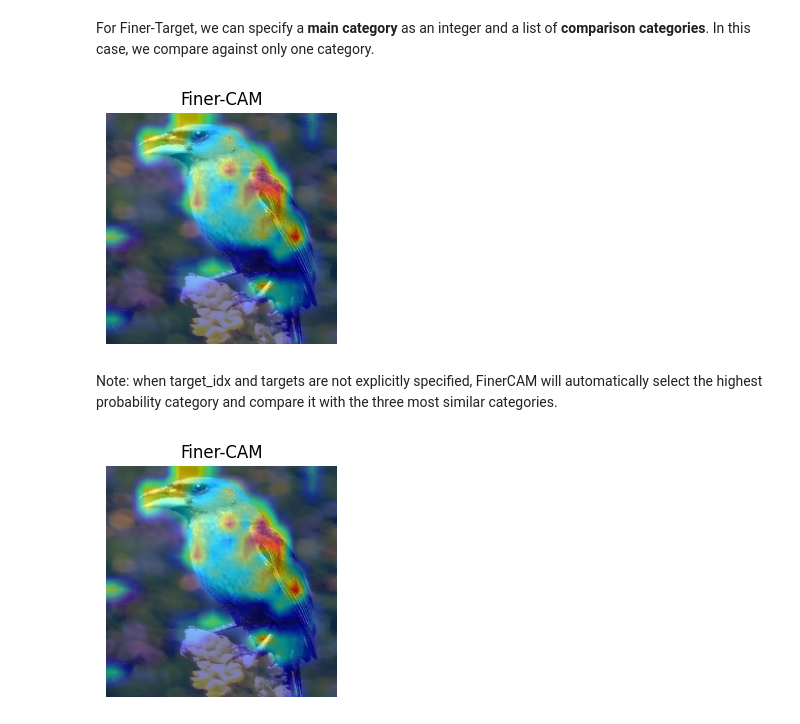
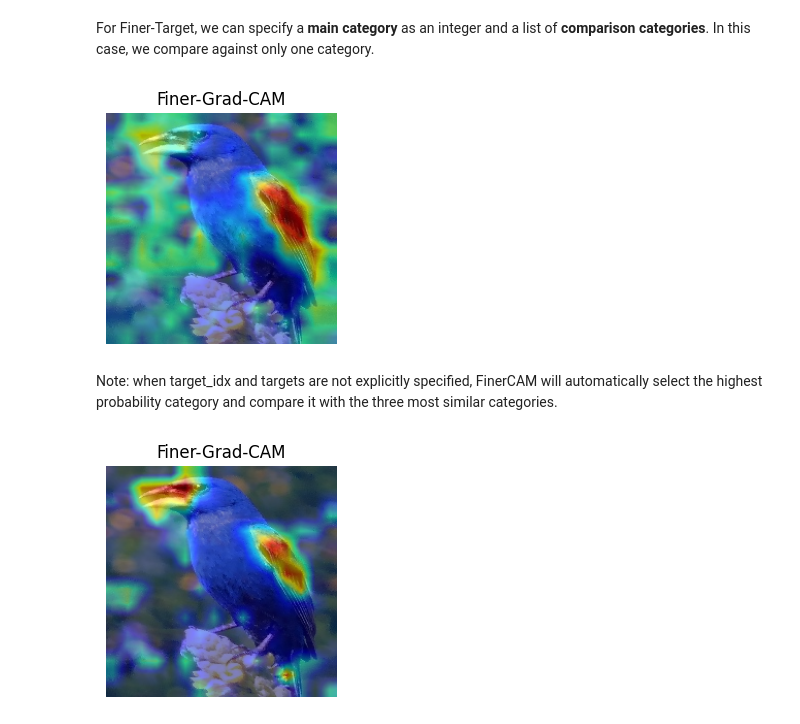
Before and after one commit to Imageomics/Finer-CAM, a Jupyter notebook: tutorial.ipynb, the cells around one changed output. Saved outputs shown, nothing was run; the diff lists cells and outputs as text; code cells hidden in the pictures.

```diff
--- a/tutorial.ipynb
+++ b/tutorial.ipynb
@@ -38,7 +40,8 @@ class ModifiedCLIP(nn.Module):
         return logits
 # %%
-original_model, _, _ = open_clip.create_model_and_transforms('ViT-B-16', pretrained='laion400m_e32')
+original_model = torch.hub.load(
+    'facebookresearch/dinov2', 'dinov2_vitb14', pretrained=True
+).to('cuda')
 num_classes = 525
-model = ModifiedCLIP(original_model, 'classifier_weight/classifier_birds_CLIP.pth', num_classes)
-model.visual.pool_type = 'avg'
+model = ModifiedDINO(original_model, 'classifier_weight/classifier_birds_DINO.pth', num_classes)
 model = model.to('cuda')
@@ -52,7 +58,7 @@ def reshape_transform(tensor, height=16, width=16):
 # %% [markdown]
 Ensuring image's dimensions align with the patch size.
 # %%
-def preprocess(image, patch_size=16, max_size=1000):
+def preprocess(image, patch_size=14, max_size=1000):
     image = image.convert("RGB")
     width, height = image.size
 
@@ -100,7 +106,7 @@ Lets define the target function and the target layer, and create the visualizati
 - The only difference when creating a FinerCAM instance is the need to select a baseline method.
 - Here, alpha represents the contrast intensity. When alpha = 0, FinerCAM degrades to the baseline method.
 # %%
-target_layers = [model.visual.transformer.resblocks[-1].ln_1]
+target_layers = [model.blocks[-1].norm1]
 cam = FinerCAM(GradCAM, model=model, target_layers=target_layers, reshape_transform=reshape_transform)
 
 # CAM for BLUE GROSBEAK
@@ -159,27 +165,27 @@ from pytorch_grad_cam.utils.model_targets import FinerWeightedTarget
 # %% [markdown]
 For Finer-Target, we can specify a **main category** as an integer and a list of **comparison categories**. In this case, we compare against only one category.
 # %%
-targets = FinerWeightedTarget(main_category = 98,comparison_categories= [248], alpha =1 )
+targets = [FinerWeightedTarget(main_category = 98,comparison_categories= [248], alpha =1 )]
 # %%
 grayscale_cam_finer, _, _, _ = cam(
     input_tensor=image_tensor,
-    targets=[targets],
+    targets=targets,
     H=grid_h,
     W=grid_w,
 )
 
 grayscale_cam_finer = grayscale_cam_finer[0, :]
 grayscale_cam_highres_finer = cv2.resize(grayscale_cam_finer, (original_width, original_height))
 cam_image_finer = show_cam_on_image(image, grayscale_cam_highres_finer, use_rgb=True)
 
 fig, ax = plt.subplots(1, 1, figsize=(3, 3))
 ax.imshow(cam_image_finer)
-ax.set_title("Finer-CAM")
+ax.set_title("Finer-Grad-CAM")
 ax.axis("off")
 
 plt.show()
 # %% [output]
-[figure, old version]
+[figure, new version]
 # %% [markdown]
 Note: when target_idx and targets are not explicitly specified, FinerCAM will automatically select the highest probability category and compare it with the three most similar categories.
 # %%
@@ -196,9 +202,9 @@ cam_image_finer = show_cam_on_image(image, grayscale_cam_highres_finer, use_rgb=
 
 fig, ax = plt.subplots(1, 1, figsize=(3, 3))
 ax.imshow(cam_image_finer)
-ax.set_title("Finer-CAM")
+ax.set_title("Finer-Grad-CAM")
 ax.axis("off")
 
 plt.show()
 # %% [output]
-[figure, old version]
+[figure, new version]
```
Also changed, not shown: parts of 7 cells of this notebook, 5 other files.
